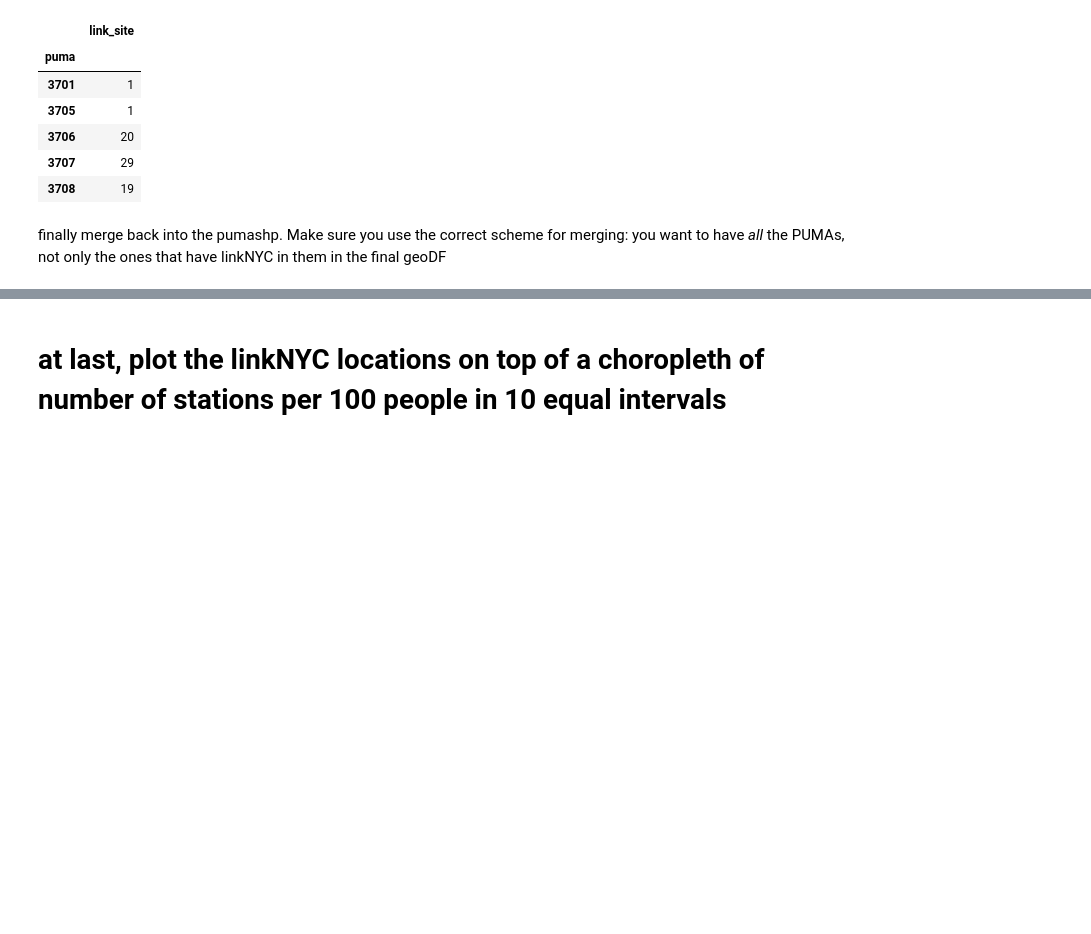
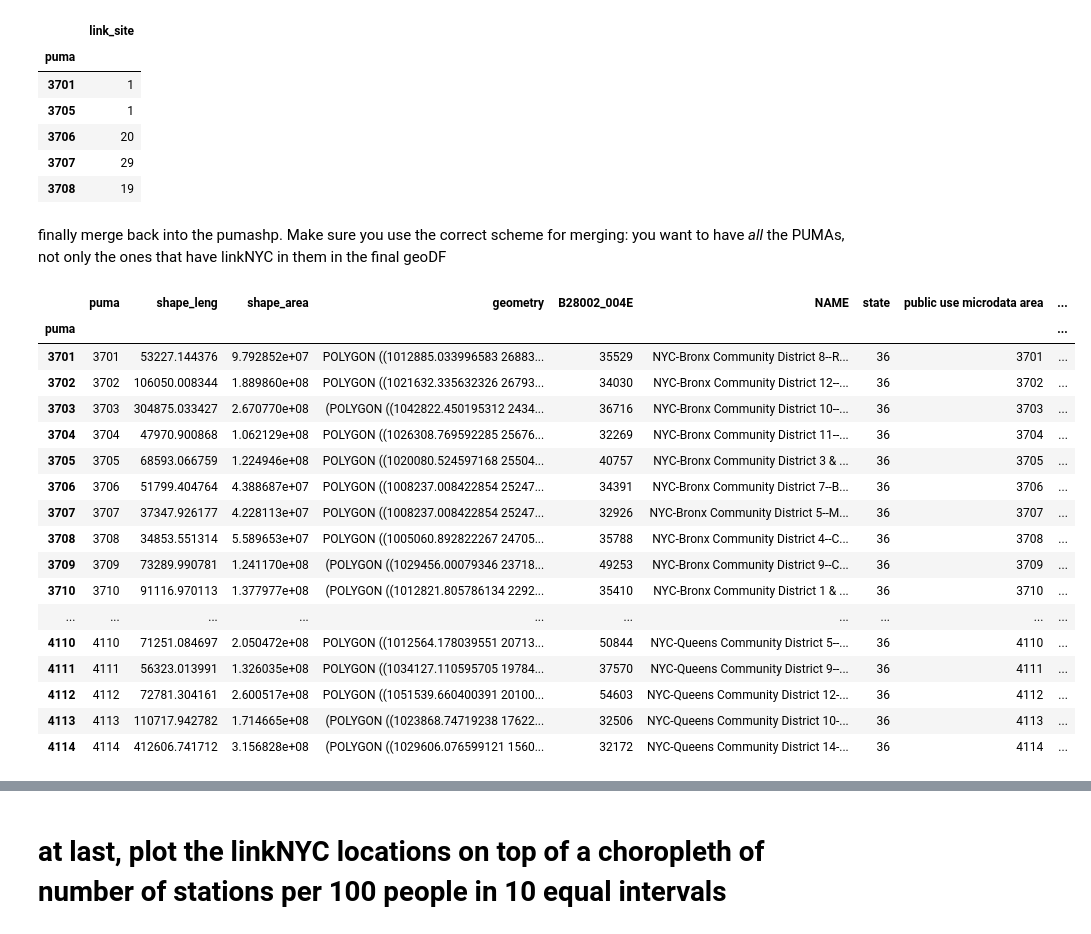
Before and after one commit to SPTKL/PUI2017_bc1561, a Jupyter notebook: HW9_bc1561/geopandas_census_instructions.ipynb, the cells around one changed output, grey strips where cells are left out. Drawn from its saved outputs; the diff is of its cells as text; code cells hidden in the pictures; blank space fills up the shorter version.

```diff
--- a/HW9_bc1561/geopandas_census_instructions.ipynb
+++ b/HW9_bc1561/geopandas_census_instructions.ipynb
@@ -477,3 +478,6 @@ convert coordinates for pumashp and linkNYC
 create a geodataframe with a spatial join and use groupby to count the number of linkNYC in each PUMA
 # %%
 gp.sjoin?
+# %%
+linkNYC = linkNYC.to_crs(epsg=2263)
+pumashp = pumashp.to_crs(epsg=2263)
@@ -492,0 +501,21 @@ finally merge back into the pumashp. Make sure you use the correct scheme for me
+# %%
+pumashp
+# %% [output]
+|  | puma | shape_leng | shape_area | geometry | B28002_004E | NAME | state | public use microdata area | ... |
+| puma |  |  |  |  |  |  |  |  | ... |
+| 3701 | 3701 | 53227.144376 | 9.792852e+07 | POLYGON ((1012885.033996583 26883... | 35529 | NYC-Bronx Community District 8--R... | 36 | 3701 | ... |
+| 3702 | 3702 | 106050.008344 | 1.889860e+08 | POLYGON ((1021632.335632326 26793... | 34030 | NYC-Bronx Community District 12--... | 36 | 3702 | ... |
+| 3703 | 3703 | 304875.033427 | 2.670770e+08 | (POLYGON ((1042822.450195312 2434... | 36716 | NYC-Bronx Community District 10--... | 36 | 3703 | ... |
+| 3704 | 3704 | 47970.900868 | 1.062129e+08 | POLYGON ((1026308.769592285 25676... | 32269 | NYC-Bronx Community District 11--... | 36 | 3704 | ... |
+| 3705 | 3705 | 68593.066759 | 1.224946e+08 | POLYGON ((1020080.524597168 25504... | 40757 | NYC-Bronx Community District 3 & ... | 36 | 3705 | ... |
+| 3706 | 3706 | 51799.404764 | 4.388687e+07 | POLYGON ((1008237.008422854 25247... | 34391 | NYC-Bronx Community District 7--B... | 36 | 3706 | ... |
+| 3707 | 3707 | 37347.926177 | 4.228113e+07 | POLYGON ((1008237.008422854 25247... | 32926 | NYC-Bronx Community District 5--M... | 36 | 3707 | ... |
+| 3708 | 3708 | 34853.551314 | 5.589653e+07 | POLYGON ((1005060.892822267 24705... | 35788 | NYC-Bronx Community District 4--C... | 36 | 3708 | ... |
+| 3709 | 3709 | 73289.990781 | 1.241170e+08 | (POLYGON ((1029456.00079346 23718... | 49253 | NYC-Bronx Community District 9--C... | 36 | 3709 | ... |
+| 3710 | 3710 | 91116.970113 | 1.377977e+08 | (POLYGON ((1012821.805786134 2292... | 35410 | NYC-Bronx Community District 1 & ... | 36 | 3710 | ... |
+| ... | ... | ... | ... | ... | ... | ... | ... | ... | ... |
+| 4110 | 4110 | 71251.084697 | 2.050472e+08 | POLYGON ((1012564.178039551 20713... | 50844 | NYC-Queens Community District 5--... | 36 | 4110 | ... |
+| 4111 | 4111 | 56323.013991 | 1.326035e+08 | POLYGON ((1034127.110595705 19784... | 37570 | NYC-Queens Community District 9--... | 36 | 4111 | ... |
+| 4112 | 4112 | 72781.304161 | 2.600517e+08 | POLYGON ((1051539.660400391 20100... | 54603 | NYC-Queens Community District 12-... | 36 | 4112 | ... |
+| 4113 | 4113 | 110717.942782 | 1.714665e+08 | (POLYGON ((1023868.74719238 17622... | 32506 | NYC-Queens Community District 10-... | 36 | 4113 | ... |
+| 4114 | 4114 | 412606.741712 | 3.156828e+08 | (POLYGON ((1029606.076599121 1560... | 32172 | NYC-Queens Community District 14-... | 36 | 4114 | ... |
```
Also changed, not shown: parts of 17 cells of this notebook, 1 other file.
